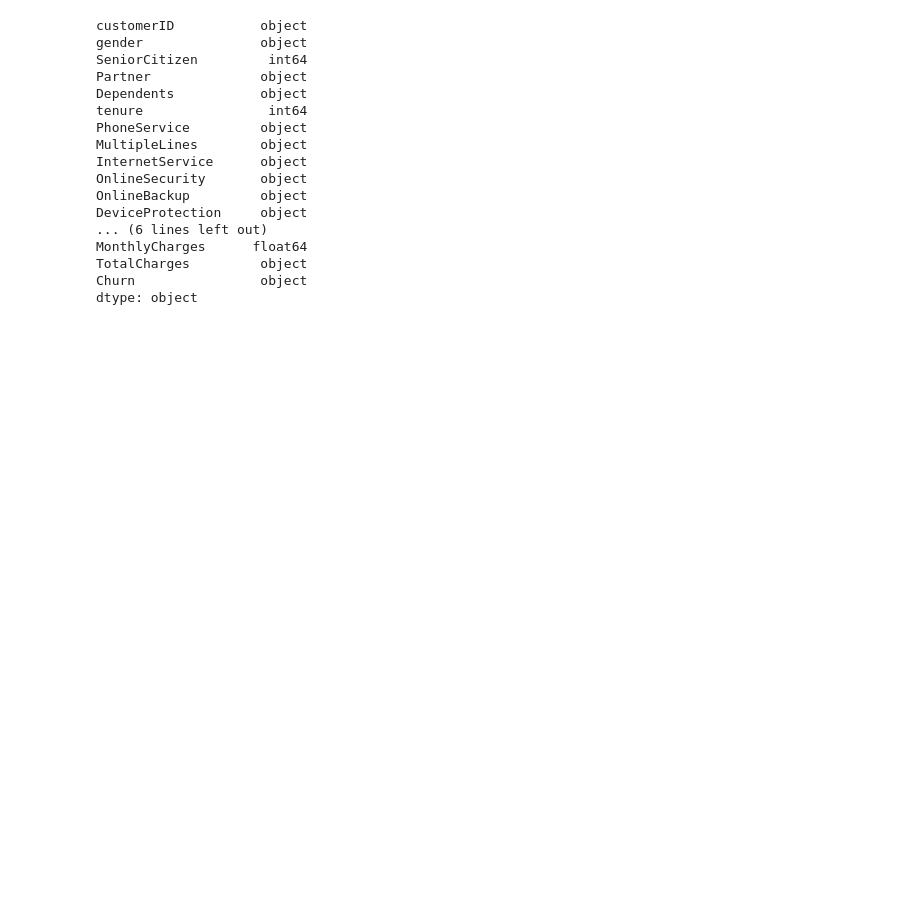
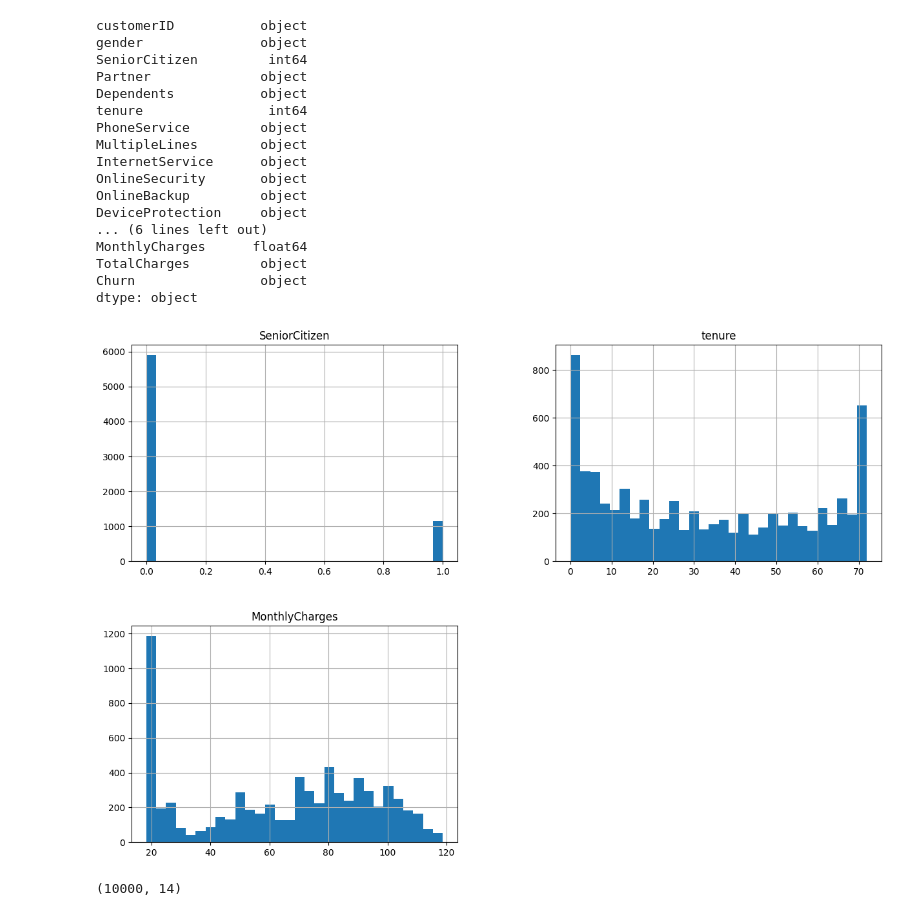
Before and after one commit to tlevash23/DX699, a Jupyter notebook: DX799-01.ipynb, the cells around one changed output. Drawn from its saved outputs; the diff is of its cells as text; code cells hidden in the pictures; blank space fills up the shorter version.

```diff
--- a/DX799-01.ipynb
+++ b/DX799-01.ipynb
@@ -108,3 +109,13 @@ MonthlyCharges      float64
 TotalCharges         object
 Churn                object
 dtype: object
+# %%
+df_telecom.hist(bins=30, figsize=(15,10))
+plt.show()
+# %% [output]
+[figure, added]
+# %%
+#Banking EDA
+df_bank.shape
+# %% [output]
+(10000, 14)
```
Also changed, not shown: parts of 18 cells of this notebook.
